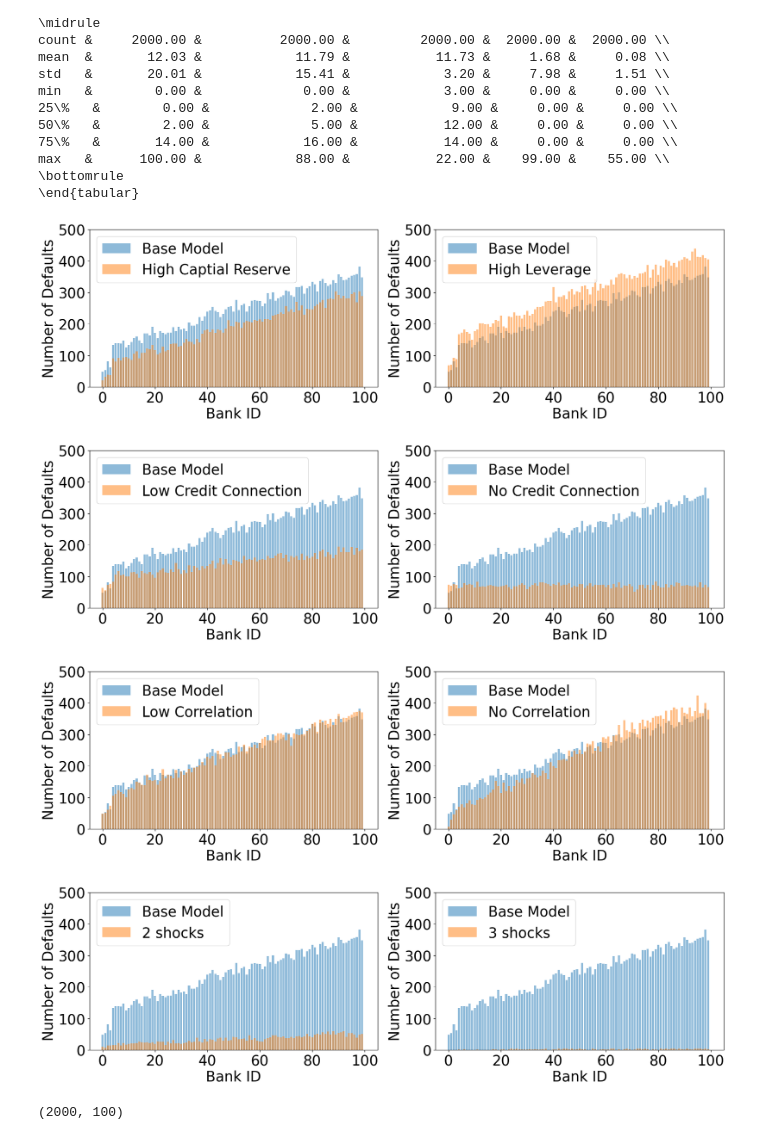
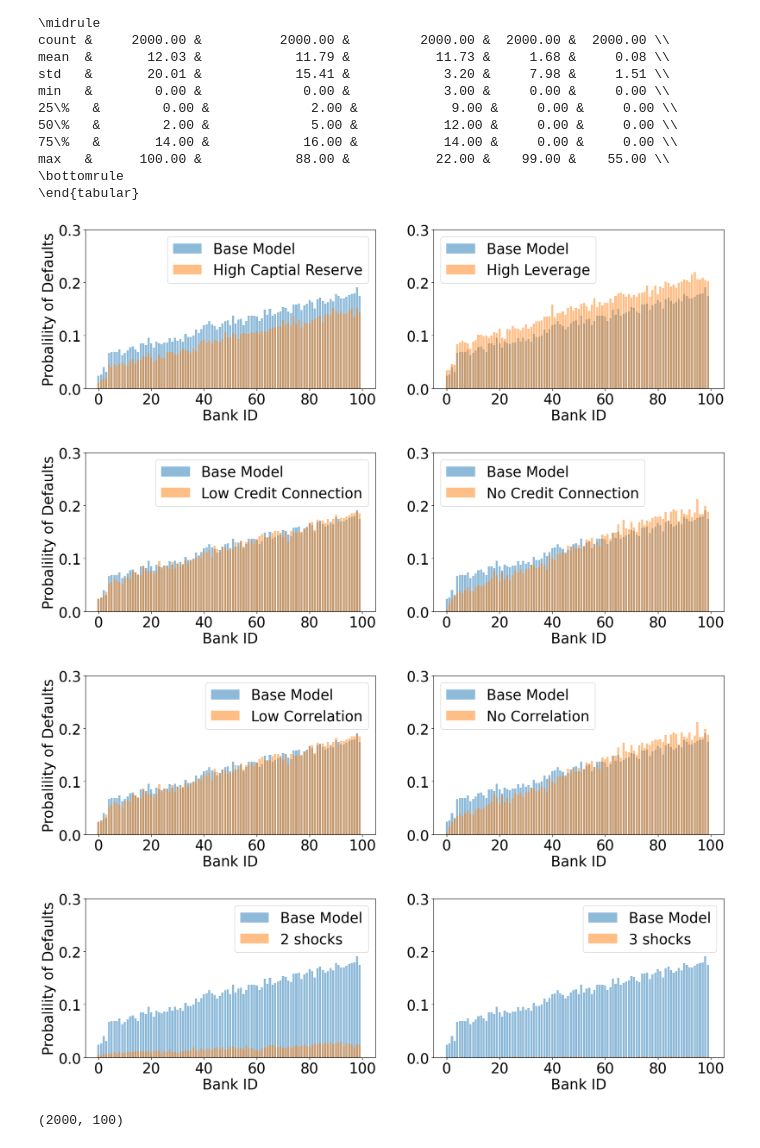
Before and after one commit to dongxulee/balanceSheet, a Jupyter notebook: bankingSystemSystematicRisk.ipynb, the cells around one changed output. Saved outputs shown, nothing was run; the diff lists cells and outputs as text; code cells hidden in the pictures.

```diff
--- a/bankingSystemSystematicRisk.ipynb
+++ b/bankingSystemSystematicRisk.ipynb
@@ -18,8 +18,8 @@ Populating the interactive namespace from numpy and matplotlib
 # %%
 import numpy as np
 import pandas as pd
-#label = ["baseModel", "highReserve", "highLeverage","lowBorrow", "noBorrow","lowCorrelation", "noCorrelation","301", "302",]
+label = ["baseModel", "highReserve", "highLeverage","lowBorrow", "noBorrow","lowCorrelation", "noCorrelation","301", "302",]
 label = ["baseModel","lowCorrelation", "noCorrelation"]
 
-defaultCollection = np.concatenate([np.load("defaultSimulation1/defaultCollection_" + l + ".npy") for l in label],axis=0)
-defaultBanks = np.concatenate([np.load("defaultSimulation1/defaultBanks_" + l + ".npy") for l in label],axis=0)
+defaultCollection = np.concatenate([np.load("defaultSimulation/defaultCollection_" + l + ".npy") for l in label],axis=0)
+defaultBanks = np.concatenate([np.load("defaultSimulation/defaultBanks_" + l + ".npy") for l in label],axis=0)
@@ -78,36 +70,36 @@ def plotDefaultBanks(defaultBanks, cats, labels):
     fig, axs = plt.subplots(1, 2)
     # Defining custom 'xlim' and 'ylim' values.
     custom_xlim = (-5, 105)
-    custom_ylim = (0, 500)
+    custom_ylim = (0, 0.3)
     # Setting the values for all axes.
     plt.setp(axs, xlim=custom_xlim, ylim=custom_ylim)
     #fig.suptitle('Number of Defaults over 100 Banks(From the laregest to the smallest)')
-    axs[0].bar(range(50), defaultBanks[0].sum(axis=0), label = "Base Model",alpha=0.5)
-    axs[0].bar(range(50), defaultBanks[cats[0]].sum(axis=0), label = labels[0],alpha=0.5)
+    axs[0].bar(range(100), defaultBanks[0].sum(axis=0)/2000., label = "Base Model",alpha=0.5)
+    axs[0].bar(range(100), defaultBanks[cats[0]].sum(axis=0)/2000., label = labels[0],alpha=0.5)
     axs[0].set_xlabel("Bank ID")
-    axs[0].set_ylabel("Number of Defaults")
+    axs[0].set_ylabel("Probalility of Defaults")
     axs[0].legend()
-    axs[1].bar(range(50), defaultBanks[0].sum(axis=0), label = "Base Model",alpha=0.5)
-    axs[1].bar(range(50), defaultBanks[cats[1]].sum(axis=0), label = labels[1],alpha=0.5)
+    axs[1].bar(range(100), defaultBanks[0].sum(axis=0)/2000., label = "Base Model",alpha=0.5)
+    axs[1].bar(range(100), defaultBanks[cats[1]].sum(axis=0)/2000., label = labels[1],alpha=0.5)
     axs[1].set_xlabel("Bank ID")
-    axs[1].set_ylabel("Number of Defaults")
+    #axs[1].set_ylabel("Probalility of Defaults")
     axs[1].legend()
 # %%
 plotDefaultBanks(defaultBanks, [1,2], ["High Captial Reserve", "High Leverage"])
 # %% [output]
-[figure, old version]
+[figure, new version]
 # %%
 plotDefaultBanks(defaultBanks, [3,4], ["Low Credit Connection", "No Credit Connection"])
 # %% [output]
-[figure, old version]
+[figure, new version]
 # %%
-plotDefaultBanks(defaultBanks, [0,1], ["Low Correlation", "No Correlation"])
+plotDefaultBanks(defaultBanks, [1,2], ["Low Correlation", "No Correlation"])
 # %% [output]
-[figure, old version]
+[figure, new version]
 # %%
 plotDefaultBanks(defaultBanks, [7,8], ["2 shocks", "3 shocks"])
 # %% [output]
-[figure, old version]
+[figure, new version]
 # %%
 # portfolio return volatility
 def R(cor,shockSize):
```
Also changed, not shown: parts of 4 cells of this notebook, 25 other files.
